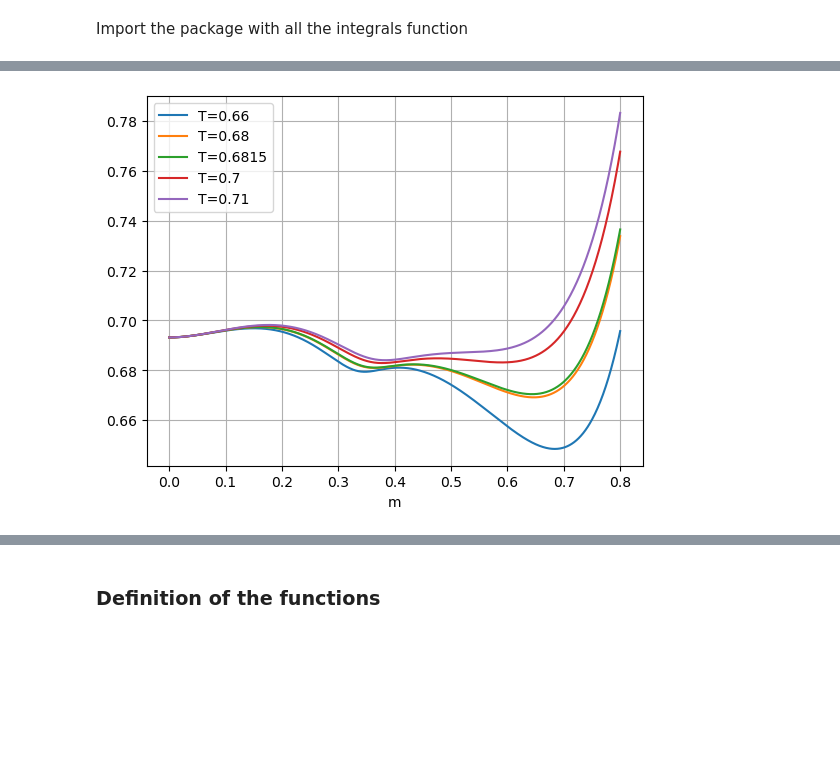
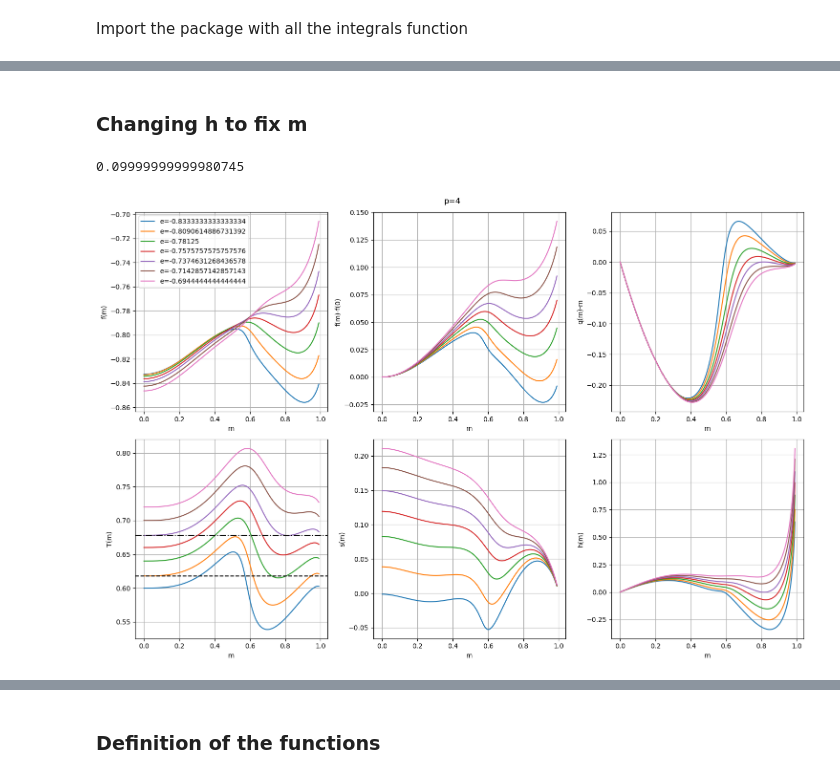
Before and after one commit to mvilucchio/fixed-energy-slice, a Jupyter notebook: RS3spin.ipynb, the cells around one changed output, grey strips where cells are left out. Saved outputs shown, nothing was run; the diff lists cells and outputs as text; code cells hidden in the pictures; blank space fills up the shorter version.

```diff
--- a/RS3spin.ipynb
+++ b/RS3spin.ipynb
@@ -36 +17,14 @@ h_found = root_scalar(lambda h: compute_m_FP(m, J0, m, h, p, beta) - m, bracket=
+# %% [markdown]
+### Changing h to fix m
+# %%
+m=0.1
+e = -0.7
+q=m
+p=3
+h_new = root_scalar(
+                lambda h: compute_m_FP(m,q, h, p, e) - m, bracket=[-10, 10]
+            ).root
+compute_m_FP(m,q, h_new, p, e)
+# %% [output]
+0.09999999999980745
 # %%
@@ -66,8 +65,38 @@ for jdx, T in enumerate(tqdm(Temps)):
-# %%
-for jdx, T in enumerate(Temps):
-    plt.plot(ms, fs[jdx,:], '-', label=f'T={T}')
-plt.xlabel('m')
-plt.legend()
-plt.grid()
-# %% [output]
-[figure, removed]
+# %%
+fig, axs = plt.subplots(2, 3, figsize=(15, 10))
+fig.suptitle(f'p={p}')
+for jdx, e in enumerate(es):
+    axs[0,0].plot(ms, fs[jdx,:], '-', label=f'e={e}')
+    axs[0,1].plot(ms, deltafs[jdx,:], '-', label=f'e={e}')
+    #ax[2].plot(ms, es, '-', label=f'T={T}')
+    axs[0,2].plot(ms, qs[jdx,:]-ms, '-', label=f'e={e}')
+    #ax[3].plot(ms, ms, 'k--', label=f'y=x')
+    axs[1,0].plot(ms, Temps[jdx,:], '-', label=f'e={e}')
+    axs[1,1].plot(ms, entropys[jdx,:], '-', label=f'e={e}')
+    axs[1,2].plot(ms, hs[jdx,:], '-', label=f'e={e}')
+
+axs[0,0].set_ylabel('f(m)')
+axs[0,1].set_ylabel('f(m)-f(0)')
+axs[0,2].set_ylabel('q(m)-m')
+axs[1,0].set_ylabel('T(m)')
+axs[1,0].axhline(0.618, color='k', linestyle='--')
+axs[1,0].axhline(0.678, color='k', linestyle='-.')
+axs[1,1].set_ylabel('s(m)')
+axs[1,2].set_ylabel('h(m)')
+axs[0,0].set_xlabel('m')
+axs[0,1].set_xlabel('m')
+axs[0,2].set_xlabel('m')
+axs[1,0].set_xlabel('m')
+axs[1,1].set_xlabel('m')
+axs[1,2].set_xlabel('m')
+axs[0,0].legend()
+axs[0,0].grid()
+axs[0,1].grid()
+axs[0,2].grid()
+axs[1,0].grid()
+axs[1,1].grid()
+axs[1,2].grid()
+plt.tight_layout()
+fig.savefig(f'FPpspin_p{p}.png')
+# %% [output]
+[figure, added]
```
Also changed, not shown: parts of 6 cells of this notebook, 1 other file.
